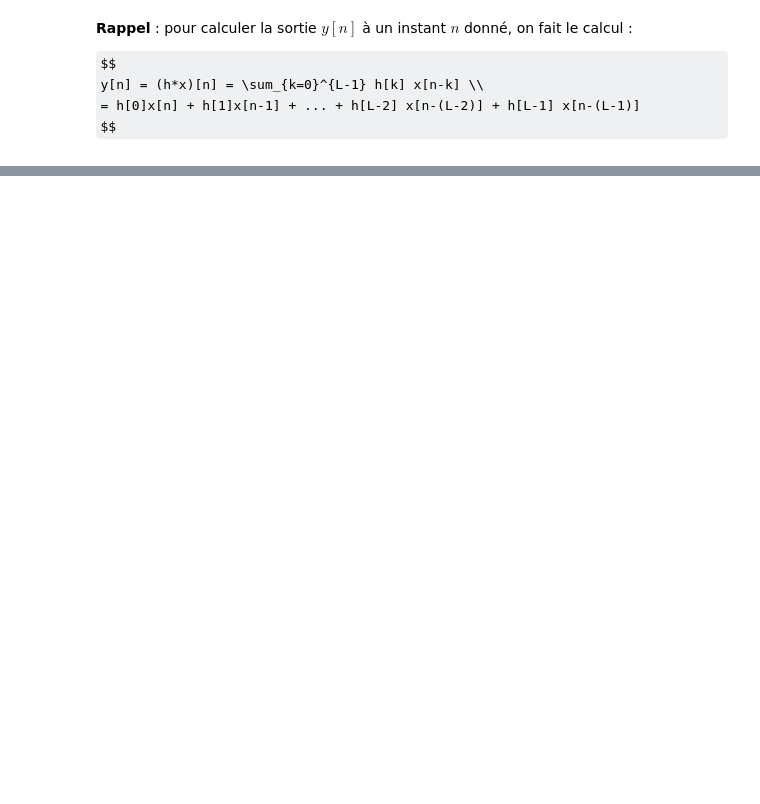
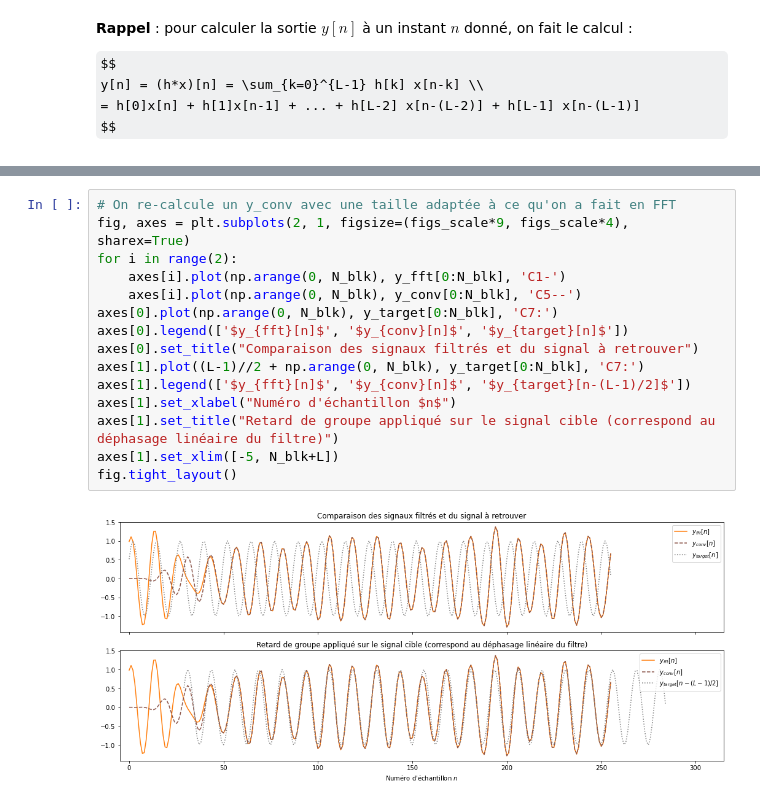
Before and after one commit to gwendal-lv/DSP_courses, a Jupyter notebook: DSP_overlap_add.ipynb, the cells around one changed output, grey strips where cells are left out. Drawn from its saved outputs; the diff is of its cells as text; some formulas as TeX source; blank space fills up the shorter version.

```diff
--- a/DSP_overlap_add.ipynb
+++ b/DSP_overlap_add.ipynb
@@ -325,0 +318,17 @@ parler du lien qu'on doit garder entre coeffs du RIF et application en TF direct
+# %%
+# On re-calcule un y_conv avec une taille adaptée à ce qu'on a fait en FFT
+fig, axes = plt.subplots(2, 1, figsize=(figs_scale*9, figs_scale*4), sharex=True)
+for i in range(2):
+    axes[i].plot(np.arange(0, N_blk), y_fft[0:N_blk], 'C1-')
+    axes[i].plot(np.arange(0, N_blk), y_conv[0:N_blk], 'C5--')
+axes[0].plot(np.arange(0, N_blk), y_target[0:N_blk], 'C7:')
+axes[0].legend(['$y_{fft}[n]$', '$y_{conv}[n]$', '$y_{target}[n]$'])
+axes[0].set_title("Comparaison des signaux filtrés et du signal à retrouver")
+axes[1].plot((L-1)//2 + np.arange(0, N_blk), y_target[0:N_blk], 'C7:')
+axes[1].legend(['$y_{fft}[n]$', '$y_{conv}[n]$', '$y_{target}[n-(L-1)/2]$'])
+axes[1].set_xlabel("Numéro d'échantillon $n$")
+axes[1].set_title("Retard de groupe appliqué sur le signal cible (correspond au déphasage linéaire du filtre)")
+axes[1].set_xlim([-5, N_blk+L])
+fig.tight_layout()
+# %% [output]
+[figure, added]
```
Also changed, not shown: parts of 28 cells of this notebook.
